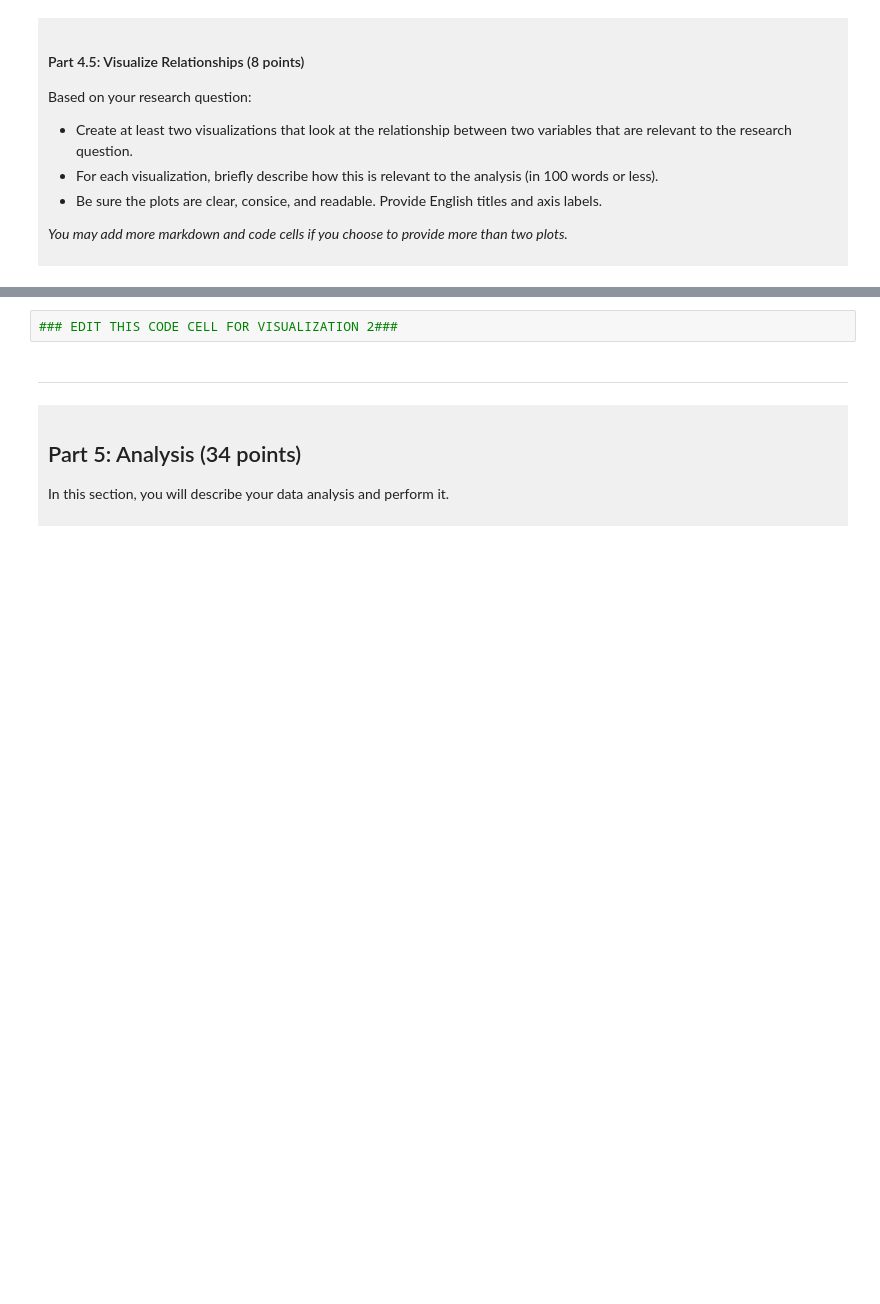
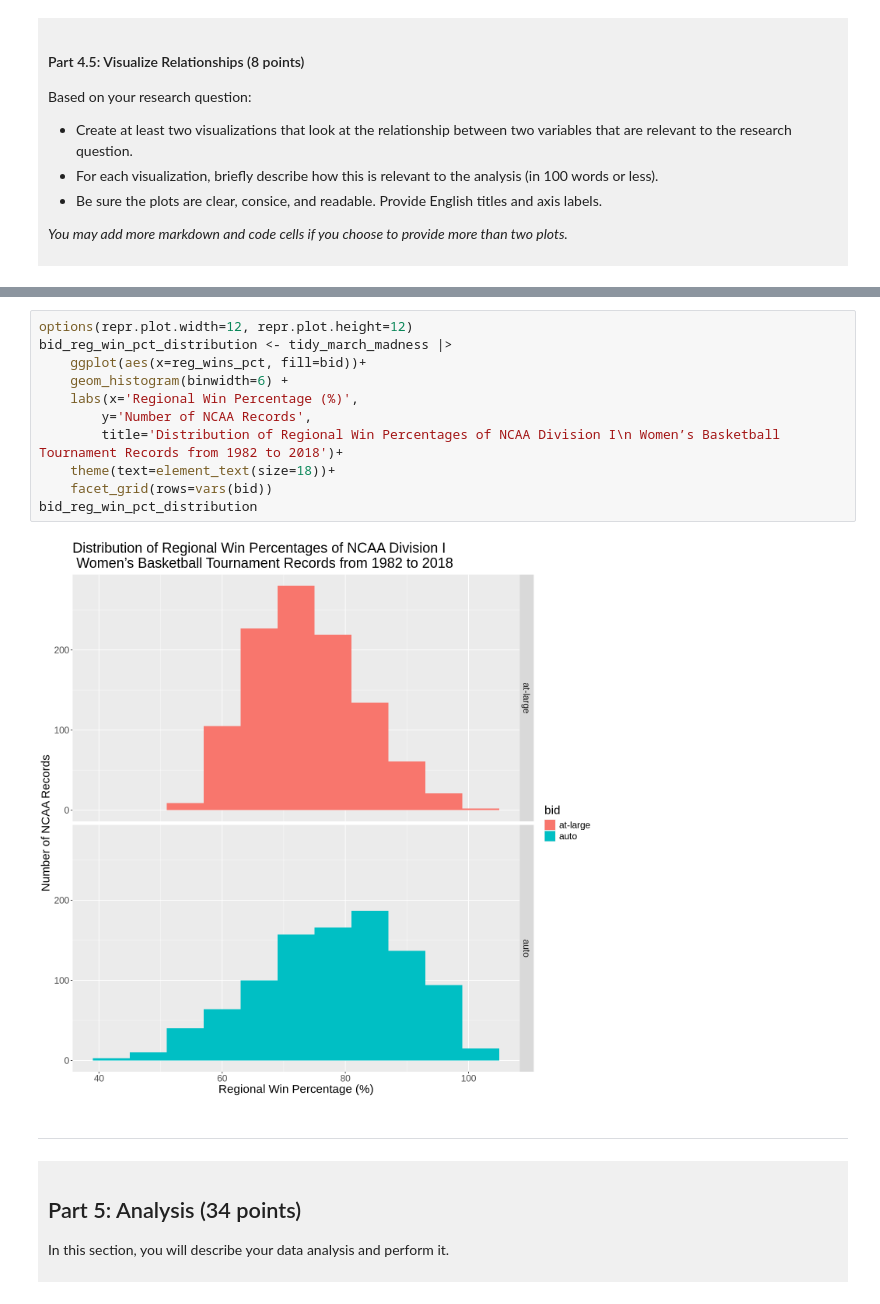
Before and after one commit to leonatsang806/dsci-100-project-leona-tsang, a Jupyter notebook: dsci-100-project-notebook.ipynb, the cells around one changed output, grey strips where cells are left out. Cells and saved outputs as stored; diff of their text form; blank space fills up the shorter version.

```diff
--- a/dsci-100-project-notebook.ipynb
+++ b/dsci-100-project-notebook.ipynb
@@ -332,5 +428,16 @@ Visualization 2: %%% EDIT THIS MARKDOWN CELL%%%
 # %%
-### EDIT THIS CODE CELL FOR VISUALIZATION 2###
+options(repr.plot.width=12, repr.plot.height=12)
+bid_reg_win_pct_distribution <- tidy_march_madness |>
+    ggplot(aes(x=reg_wins_pct, fill=bid))+
+    geom_histogram(binwidth=6) +
+    labs(x='Regional Win Percentage (%)',
+        y='Number of NCAA Records',
+        title='Distribution of Regional Win Percentages of NCAA Division I\n Women’s Basketball Tournament Records from 1982 to 2018')+
+    theme(text=element_text(size=18))+
+    facet_grid(rows=vars(bid))
+bid_reg_win_pct_distribution
+# %% [output]
+[figure, added]
 # %% [markdown]
 ------
 # %% [markdown]
```
Also changed, not shown: parts of 12 cells of this notebook.
